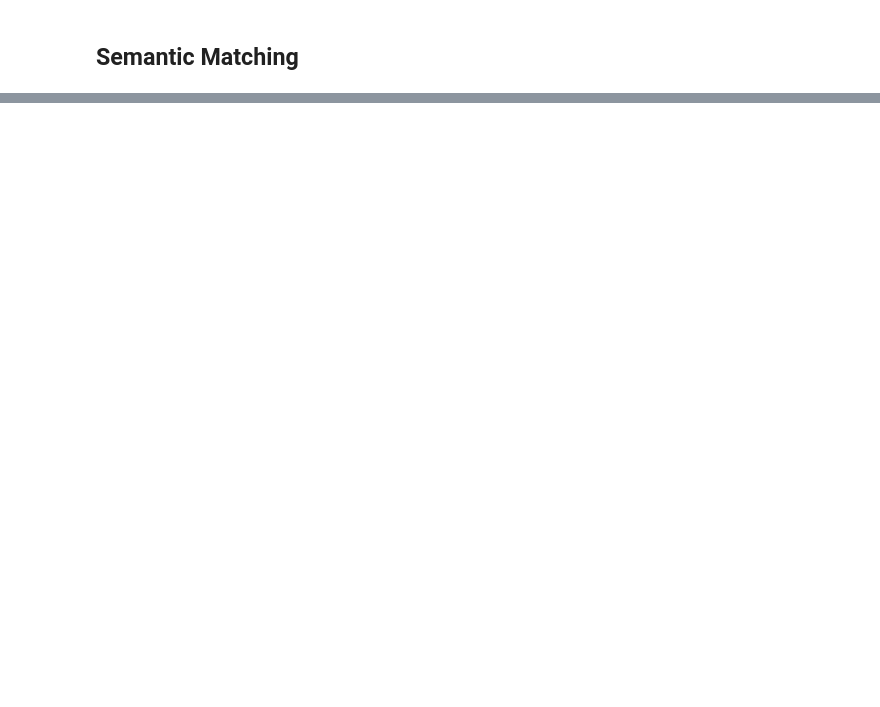
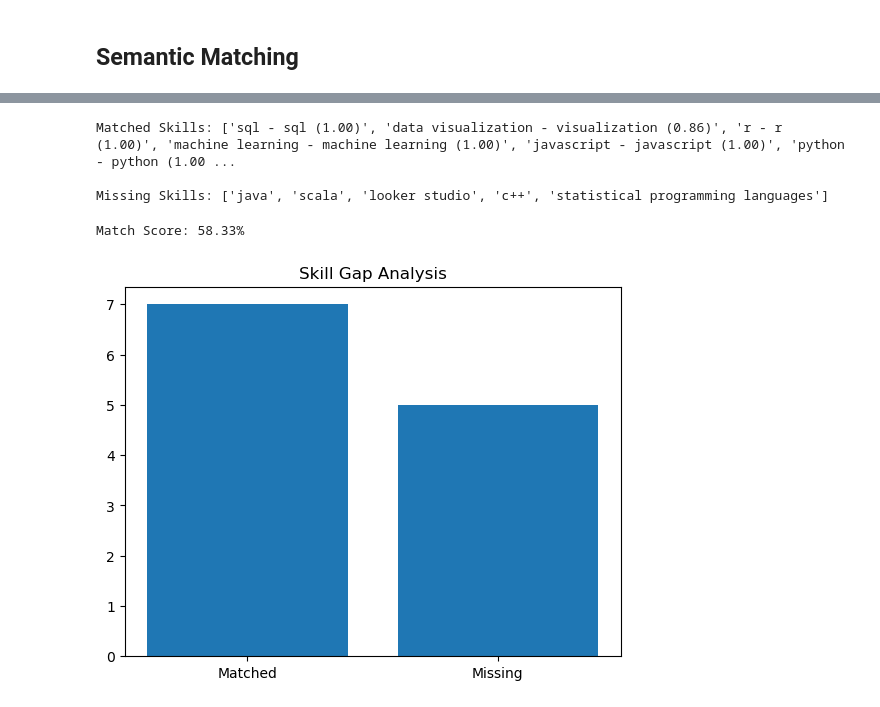
Before and after one commit to sharlynmuturi/Career-Assistant-AI, a Jupyter notebook: pipeline.ipynb, the cells around one changed output, grey strips where cells are left out. Drawn from its saved outputs; the diff is of its cells as text; code cells hidden in the pictures; blank space fills up the shorter version.

```diff
--- a/pipeline.ipynb
+++ b/pipeline.ipynb
@@ -593,0 +576,57 @@ with open("cover_letter.txt", "w", encoding="utf-8") as f:
+# %%
+def semantic_skill_match(job_skills, candidate_skills, embedding_model, threshold=0.5):
+    matches = []
+    missing = []
+
+    job_embeddings = embedding_model.embed_documents(job_skills)
+    candidate_embeddings = embedding_model.embed_documents(candidate_skills)
+
+    for i, job_skill in enumerate(job_skills):
+        job_emb = job_embeddings[i]
+
+        # skip description
+        if len(job_skill.split()) > 5:
+            continue
+
+        best_match = None
+        best_score = 0
+
+        for j, cand_skill in enumerate(candidate_skills):
+            sim = cosine_sim(job_emb, candidate_embeddings[j])
+
+            if sim > best_score:
+                best_score = sim
+                best_match = cand_skill
+
+        if best_score >= threshold:
+            matches.append(f"{job_skill} - {best_match} ({best_score:.2f})")
+        else:
+            missing.append(job_skill)
+
+    return matches, missing
+# %%
+matched_skills, missing_skills = semantic_skill_match(job_skills_with_context, candidate_skills, embedding_model, threshold=0.5)
+
+print("Matched Skills:", matched_skills)
+print("\nMissing Skills:", missing_skills)
+# %% [output]
+Matched Skills: ['sql - sql (1.00)', 'data visualization - visualization (0.86)', 'r - r (1.00)', 'machine learning - machine learning (1.00)', 'javascript - javascript (1.00)', 'python - python (1.00 ...
+
+Missing Skills: ['java', 'scala', 'looker studio', 'c++', 'statistical programming languages']
+# %%
+match_score = len(matched_skills) / (len(matched_skills) + len(missing_skills))
+
+print(f"Match Score: {match_score:.2%}")
+# %% [output]
+Match Score: 58.33%
+# %%
+import matplotlib.pyplot as plt
+
+labels = ['Matched', 'Missing']
+values = [len(matched_skills), len(missing_skills)]
+
+plt.bar(labels, values)
+plt.title("Skill Gap Analysis")
+plt.show()
+# %% [output]
+[figure, added]
```
Also changed, not shown: parts of 36 cells of this notebook, 5 other files.
